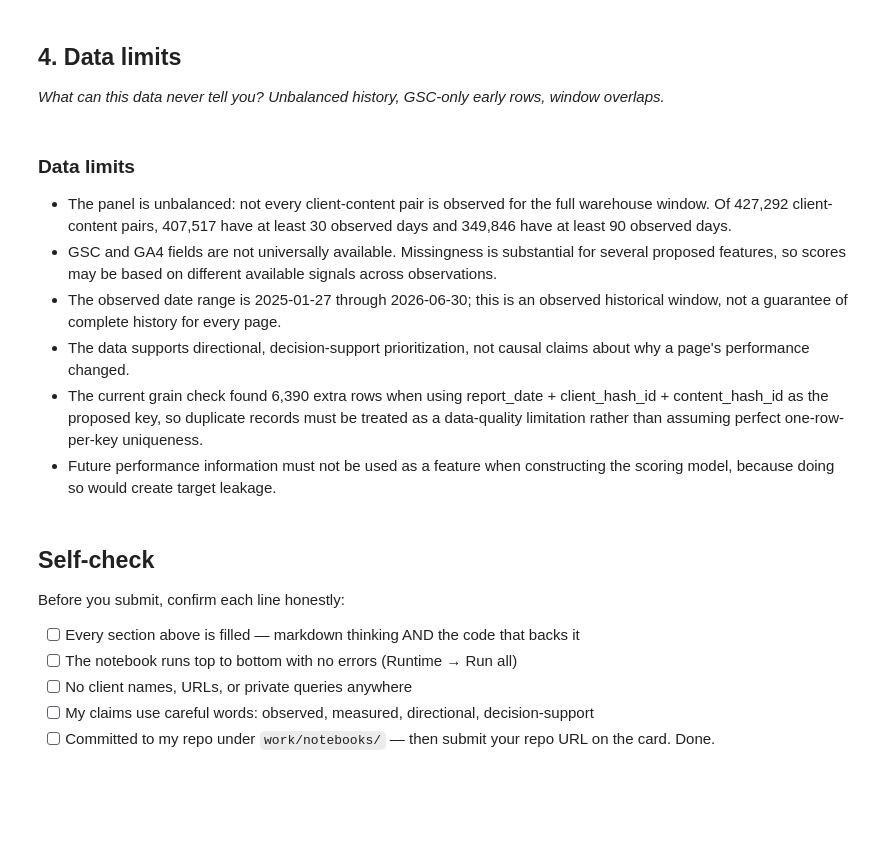
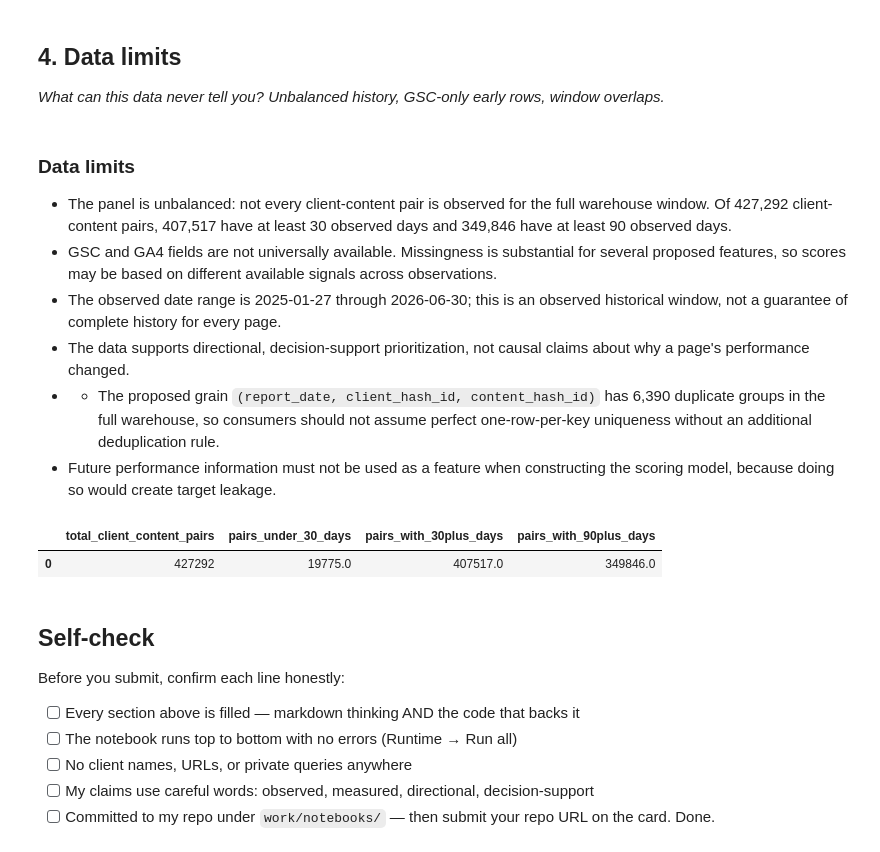
Before and after one commit to pskarthikk/flyrank-ml-internship, a Jupyter notebook: work/notebooks/w03_data_contract.ipynb, the cells around one changed output. Saved outputs shown, nothing was run; the diff lists cells and outputs as text; code cells hidden in the pictures; blank space fills up the shorter version.

```diff
--- a/work/notebooks/w03_data_contract.ipynb
+++ b/work/notebooks/w03_data_contract.ipynb
@@ -260,8 +260,30 @@ verification_3
 - GSC and GA4 fields are not universally available. Missingness is substantial for several proposed features, so scores may be based on different available signals across observations.
 - The observed date range is 2025-01-27 through 2026-06-30; this is an observed historical window, not a guarantee of complete history for every page.
 - The data supports directional, decision-support prioritization, not causal claims about why a page's performance changed.
-- The current grain check found 6,390 extra rows when using report_date + client_hash_id + content_hash_id as the proposed key, so duplicate records must be treated as a data-quality limitation rather than assuming perfect one-row-per-key uniqueness.
+- - The proposed grain `(report_date, client_hash_id, content_hash_id)` has 6,390 duplicate groups in the full warehouse, so consumers should not assume perfect one-row-per-key uniqueness without an additional deduplication rule.
 - Future performance information must not be used as a feature when constructing the scoring model, because doing so would create target leakage.
+# %%
+data_limits_check = con.sql(f"""
+WITH history AS (
+    SELECT
+        client_hash_id,
+        content_hash_id,
+        COUNT(DISTINCT report_date) AS observed_days
+    FROM {REL}
+    GROUP BY client_hash_id, content_hash_id
+)
+SELECT
+    COUNT(*) AS total_client_content_pairs,
+    SUM(CASE WHEN observed_days < 30 THEN 1 ELSE 0 END) AS pairs_under_30_days,
+    SUM(CASE WHEN observed_days >= 30 THEN 1 ELSE 0 END) AS pairs_with_30plus_days,
+    SUM(CASE WHEN observed_days >= 90 THEN 1 ELSE 0 END) AS pairs_with_90plus_days
+FROM history
+""").df()
+
+data_limits_check
+# %% [output]
+|  | total_client_content_pairs | pairs_under_30_days | pairs_with_30plus_days | pairs_with_90plus_days |
+| 0 | 427292 | 19775.0 | 407517.0 | 349846.0 |
 # %% [markdown]
 ## Self-check
 
```
Also changed, not shown: parts of 1 cell of this notebook.
